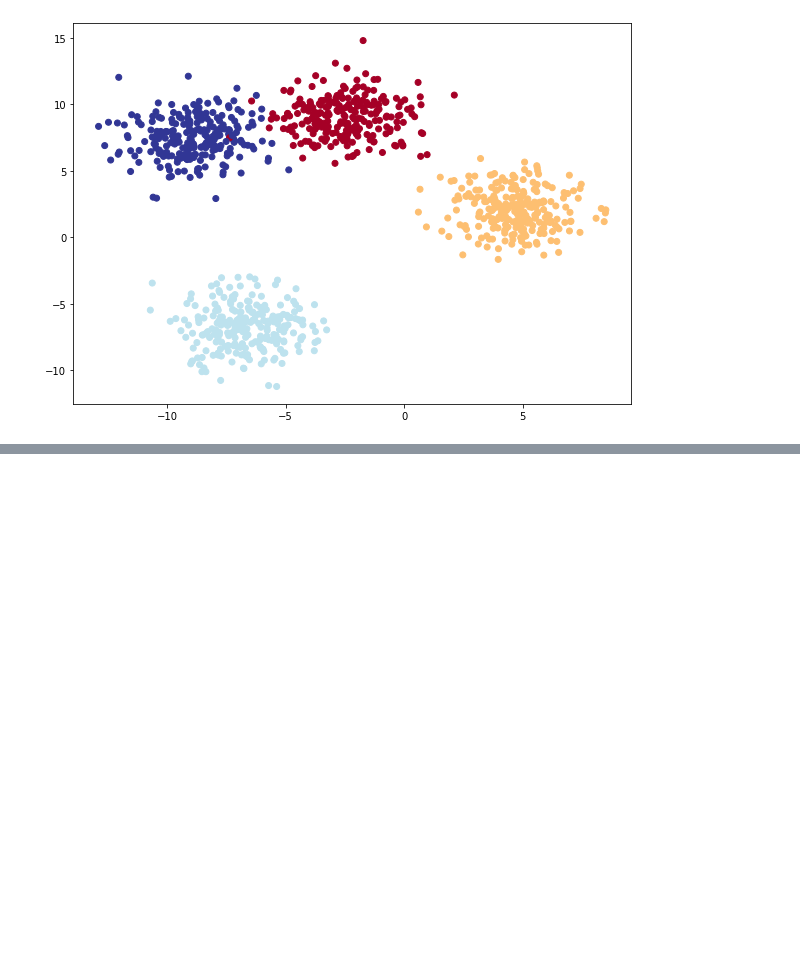
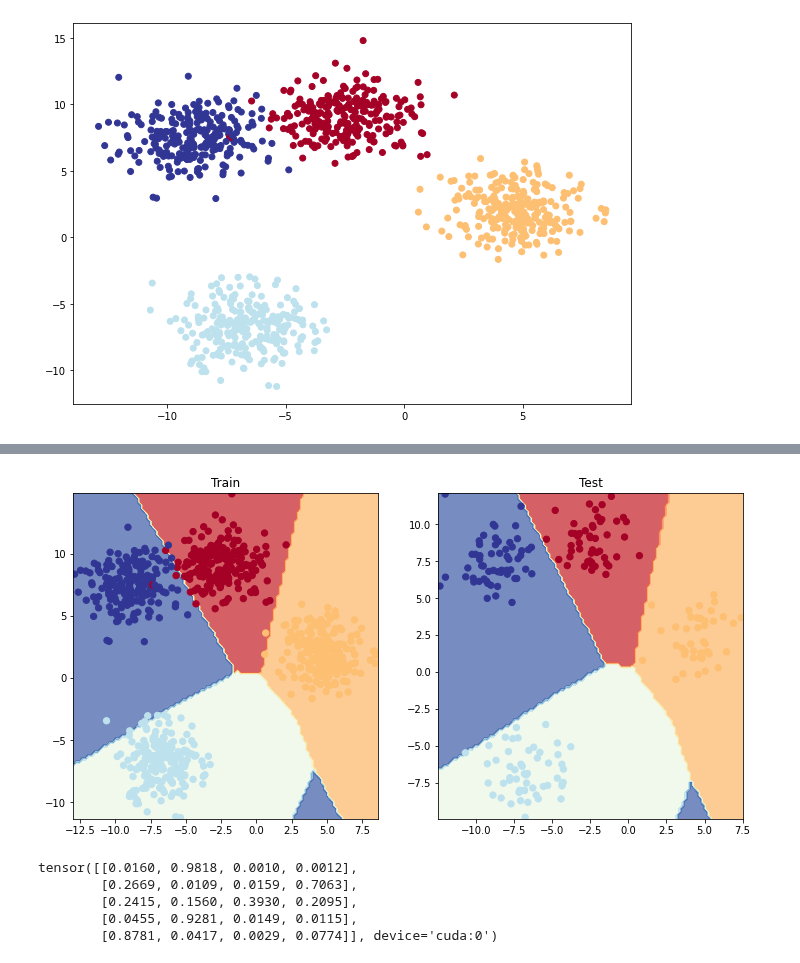
Before and after one commit to Molten-Ice/Deep-Learning, a Jupyter notebook: 02_Neural_network_classification.ipynb, the cells around one changed output, grey strips where cells are left out. Saved outputs shown, nothing was run; the diff lists cells and outputs as text; code cells hidden in the pictures; blank space fills up the shorter version.

```diff
--- a/02_Neural_network_classification.ipynb
+++ b/02_Neural_network_classification.ipynb
@@ -427,7 +426,7 @@ X_blob, y_blob = make_blobs(n_samples = 1000,
                             random_state=RANDOM_SEED)
 
 X_blob = torch.from_numpy(X_blob).type(torch.float)
-y_blob = torch.from_numpy(y_blob).type(torch.float)
+y_blob = torch.from_numpy(y_blob).type(torch.long)
 
 X_blob_train, X_blob_test, y_blob_train, y_blob_test = train_test_split(X_blob,
                                                                         y_blob,
@@ -440,0 +534,19 @@ plt.scatter(X_blob[:, 0], X_blob[:, 1], c = y_blob, cmap=plt.cm.RdYlBu)
+# %%
+import requests
+from pathlib import Path
+if Path("helper_functions.py").is_file():
+  print("helper_functions.py already exists, skipping download")
+else:
+  print("Downloading helper_functions.py")
+  request = requests.get("https://raw.githubusercontent.com/mrdbourke/pytorch-deep-learning/main/helper_functions.py")
+  with open("helper_functions.py", "wb") as f:
+    f.write(request.content)
+from helper_functions import plot_predictions, plot_decision_boundary
+plt.figure(figsize=(12, 6))
+plt.subplot(1, 2, 1)
+plt.title("Train")
+plot_decision_boundary(model_4, X_blob_train, y_blob_train)
+plt.subplot(1, 2, 2)
+plt.title("Test")
+plot_decision_boundary(model_4, X_blob_test, y_blob_test)
+# %% [output]
@@ -440,0 +554,16 @@ plt.scatter(X_blob[:, 0], X_blob[:, 1], c = y_blob, cmap=plt.cm.RdYlBu)
+[figure, added]
+# %%
+model_4.eval()
+with torch.inference_mode():
+  y_logits = model_4.to(device)(X_blob_test)
+
+y_logits[:10]
+
+y_pred_probs = torch.softmax(y_logits, dim=1)
+y_pred_probs[:5]
+# %% [output]
+tensor([[0.0160, 0.9818, 0.0010, 0.0012],
+        [0.2669, 0.0109, 0.0159, 0.7063],
+        [0.2415, 0.1560, 0.3930, 0.2095],
+        [0.0455, 0.9281, 0.0149, 0.0115],
+        [0.8781, 0.0417, 0.0029, 0.0774]], device='cuda:0')
```
Also changed, not shown: parts of 10 cells of this notebook.
